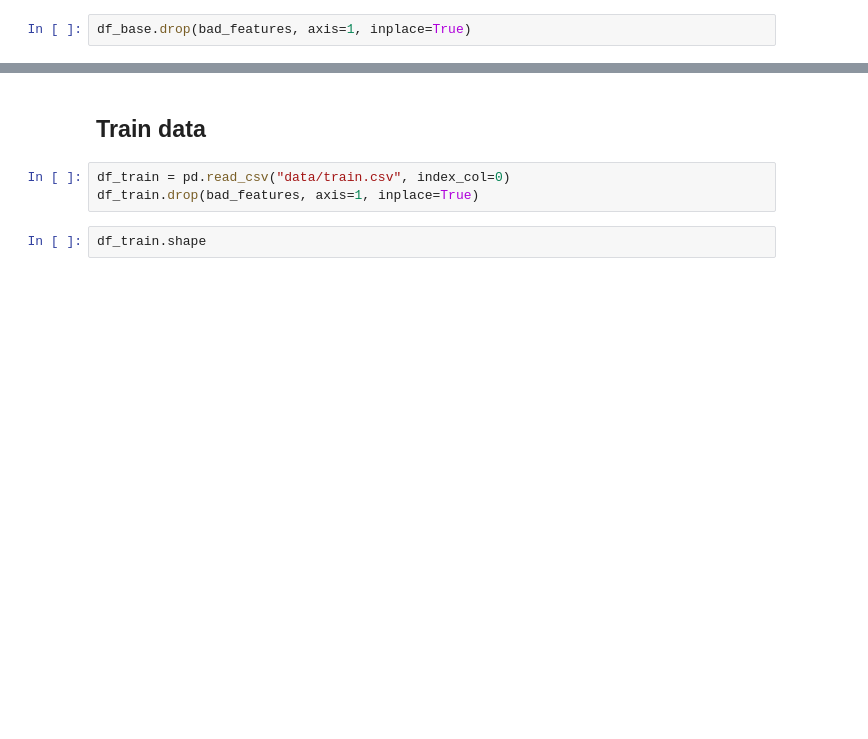
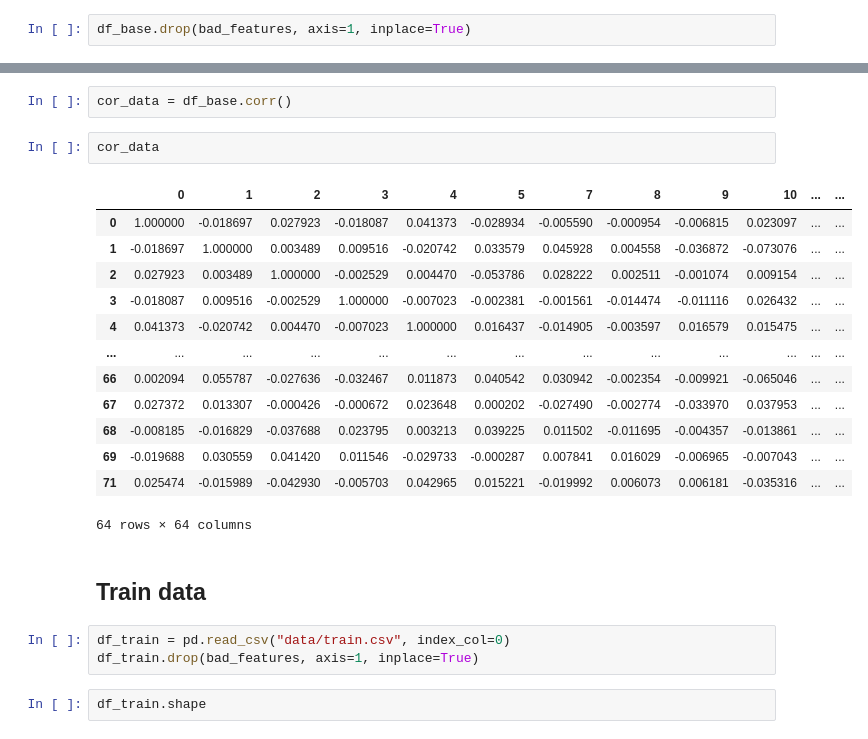
Before and after one commit to raphael12/Matching, a Jupyter notebook: Matching.ipynb, the cells around one changed output, grey strips where cells are left out. Cells and saved outputs as stored; diff of their text form; blank space fills up the shorter version.

```diff
--- a/Matching.ipynb
+++ b/Matching.ipynb
@@ -76,3 +70,21 @@ print()
+# %%
+cor_data = df_base.corr()
+# %%
+cor_data
+# %% [output]
+|  | 0 | 1 | 2 | 3 | 4 | 5 | 7 | 8 | 9 | 10 | ... | ... |
+| 0 | 1.000000 | -0.018697 | 0.027923 | -0.018087 | 0.041373 | -0.028934 | -0.005590 | -0.000954 | -0.006815 | 0.023097 | ... | ... |
+| 1 | -0.018697 | 1.000000 | 0.003489 | 0.009516 | -0.020742 | 0.033579 | 0.045928 | 0.004558 | -0.036872 | -0.073076 | ... | ... |
+| 2 | 0.027923 | 0.003489 | 1.000000 | -0.002529 | 0.004470 | -0.053786 | 0.028222 | 0.002511 | -0.001074 | 0.009154 | ... | ... |
+| 3 | -0.018087 | 0.009516 | -0.002529 | 1.000000 | -0.007023 | -0.002381 | -0.001561 | -0.014474 | -0.011116 | 0.026432 | ... | ... |
+| 4 | 0.041373 | -0.020742 | 0.004470 | -0.007023 | 1.000000 | 0.016437 | -0.014905 | -0.003597 | 0.016579 | 0.015475 | ... | ... |
+| ... | ... | ... | ... | ... | ... | ... | ... | ... | ... | ... | ... | ... |
+| 66 | 0.002094 | 0.055787 | -0.027636 | -0.032467 | 0.011873 | 0.040542 | 0.030942 | -0.002354 | -0.009921 | -0.065046 | ... | ... |
+| 67 | 0.027372 | 0.013307 | -0.000426 | -0.000672 | 0.023648 | 0.000202 | -0.027490 | -0.002774 | -0.033970 | 0.037953 | ... | ... |
+| 68 | -0.008185 | -0.016829 | -0.037688 | 0.023795 | 0.003213 | 0.039225 | 0.011502 | -0.011695 | -0.004357 | -0.013861 | ... | ... |
+| 69 | -0.019688 | 0.030559 | 0.041420 | 0.011546 | -0.029733 | -0.000287 | 0.007841 | 0.016029 | -0.006965 | -0.007043 | ... | ... |
+| 71 | 0.025474 | -0.015989 | -0.042930 | -0.005703 | 0.042965 | 0.015221 | -0.019992 | 0.006073 | 0.006181 | -0.035316 | ... | ... |
+64 rows × 64 columns
 # %% [markdown]
 ## Train data
 # %%
```
Also changed, not shown: parts of 96 cells of this notebook.
